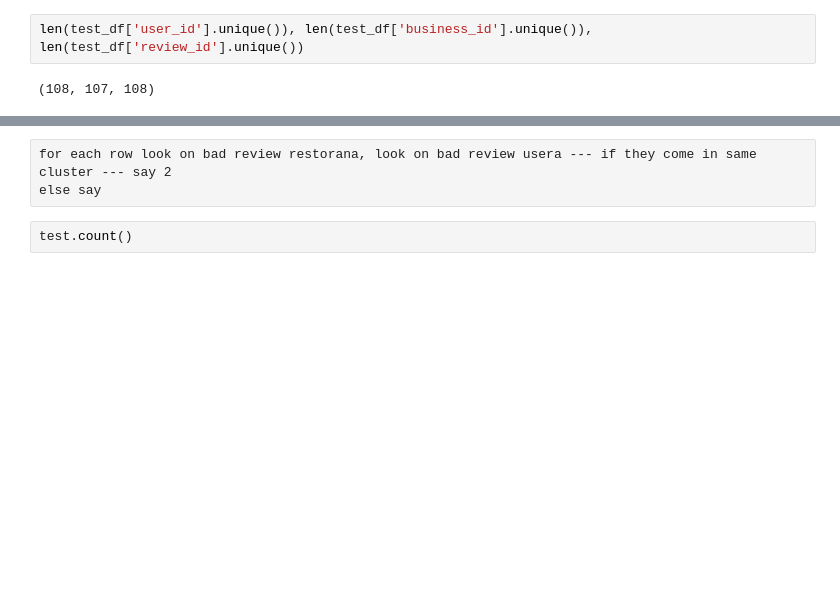
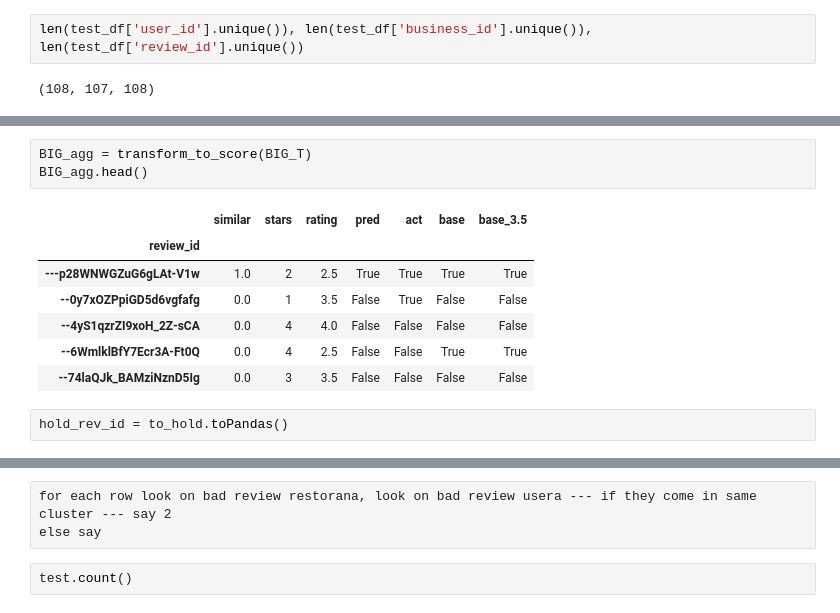
Before and after one commit to Myau5x/anti-recommender, a Jupyter notebook: Nlp_approach_ac.ipynb, the cells around one changed output, grey strips where cells are left out. Saved outputs shown, nothing was run; the diff lists cells and outputs as text; blank space fills up the shorter version.

```diff
--- a/Nlp_approach_ac.ipynb
+++ b/Nlp_approach_ac.ipynb
@@ -222,0 +275,13 @@ prr['similar']  = (prr.user_cl == prr.biz_cl)
+# %%
+BIG_agg = transform_to_score(BIG_T)
+BIG_agg.head()
+# %% [output]
+|  | similar | stars | rating | pred | act | base | base_3.5 |
+| review_id |  |  |  |  |  |  |  |
+| ---p28WNWGZuG6gLAt-V1w | 1.0 | 2 | 2.5 | True | True | True | True |
+| --0y7xOZPpiGD5d6vgfafg | 0.0 | 1 | 3.5 | False | True | False | False |
+| --4yS1qzrZI9xoH_2Z-sCA | 0.0 | 4 | 4.0 | False | False | False | False |
+| --6WmlklBfY7Ecr3A-Ft0Q | 0.0 | 4 | 2.5 | False | False | True | True |
+| --74laQJk_BAMziNznD5Ig | 0.0 | 3 | 3.5 | False | False | False | False |
+# %%
+hold_rev_id = to_hold.toPandas()
```
Also changed, not shown: parts of 23 cells of this notebook, 3 other files.
